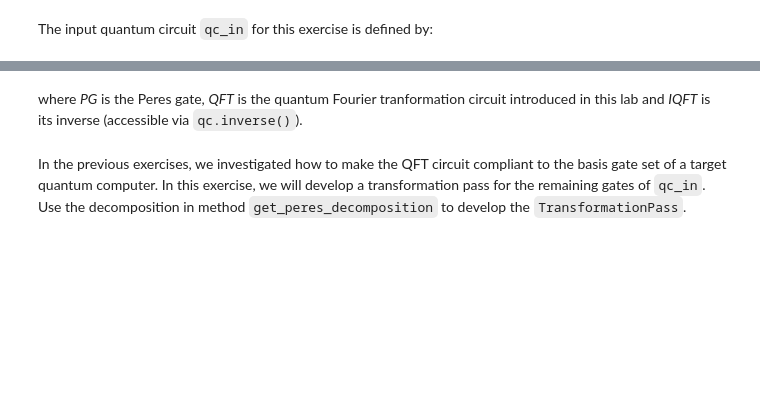
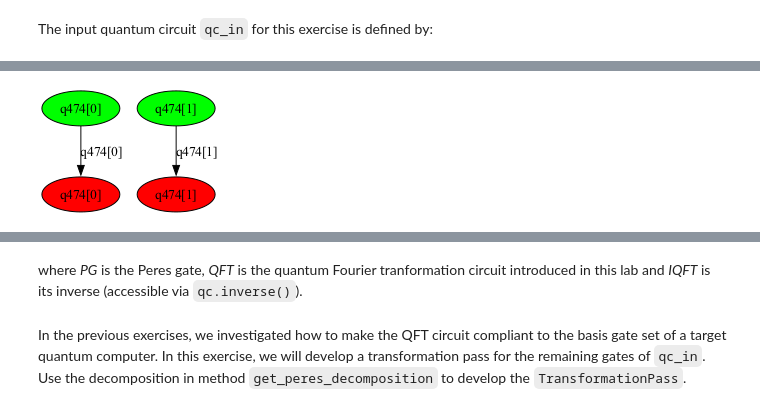
Before and after one commit to asaenz16/QGSS24, a Jupyter notebook: content/lab_1/lab1 trial.ipynb, the cells around one changed output, grey strips where cells are left out. Cells and saved outputs as stored; diff of their text form; code cells hidden in the pictures; blank space fills up the shorter version.

```diff
--- a/content/lab_1/lab1 trial.ipynb
+++ b/content/lab_1/lab1 trial.ipynb
@@ -718,0 +937,10 @@ qc_in.draw(fold=-1)
+# %%
+from qiskit.circuit import QuantumCircuit, QuantumRegister, Gate
+
+mini_dag = DAGCircuit()
+register = QuantumRegister(2)
+mini_dag.add_qreg(register)
+
+mini_dag.draw()
+# %% [output]
+[figure, added]
```
Also changed, not shown: parts of 37 cells of this notebook, 13 other files.
